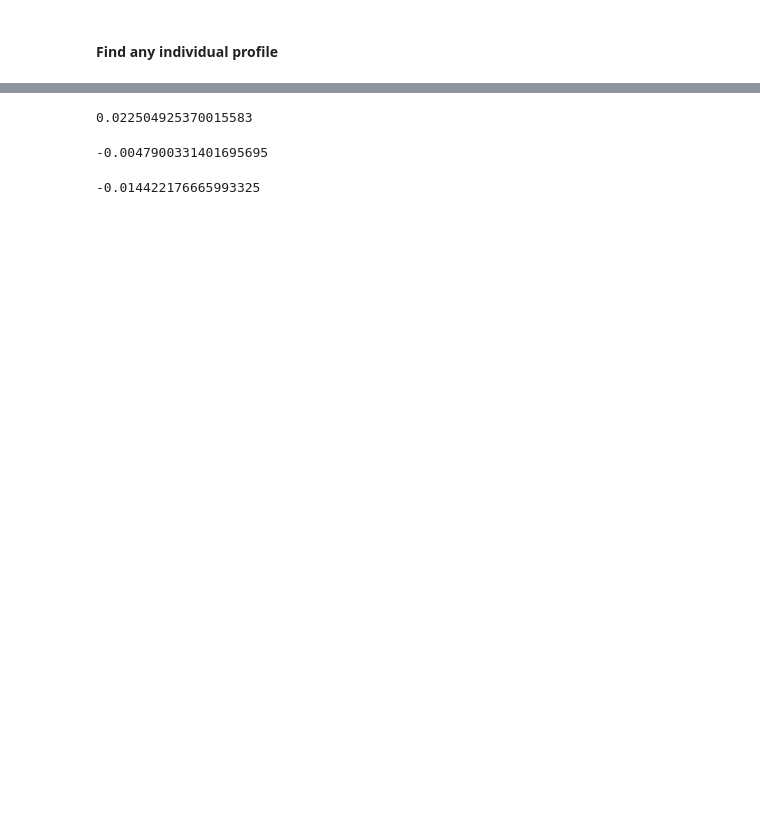
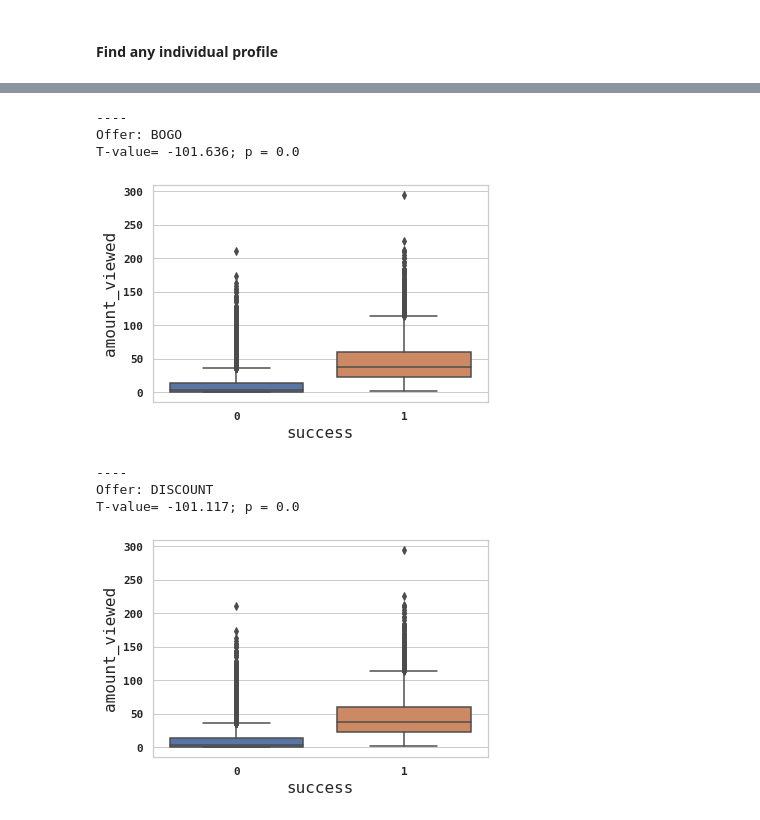
Before and after one commit to 6one2/StarbucksChallenge, a Jupyter notebook: devStarbucks.ipynb, the cells around one changed output, grey strips where cells are left out. Cells and saved outputs as stored; diff of their text form; code cells hidden in the pictures; blank space fills up the shorter version.

```diff
--- a/devStarbucks.ipynb
+++ b/devStarbucks.ipynb
@@ -1213,3 +1232,3 @@ df['spending_ratio'] = df['amount_viewed'].div(P_filt.loc[df.index, 'total_spend
 # %%
-df['success'] = df['complete_tag'].apply(lambda x: int(False) if x < 0.5 else (int(True) if x==x else None))
-df.head()
+# as computed before, I declared a offer successfully converted if customer has an average conversion > 50% for that offer
+df['success'] = df['complete_tag'].apply(lambda x: int(True) if x > 0.5 else (int(False) if x==x else None))
@@ -1234,6 +1235,2 @@ sns.boxplot(
 # %%
 from scipy.stats import ttest_ind, ttest_rel
-# %%
-a = df.query('(success == 0) & (portfolio_type == "bogo")')['spending_ratio']
-b = df.query('(success == 1) & (portfolio_type == "bogo")')['spending_ratio']
-ttest_ind(a, b, alternative='less')
@@ -1242,4 +1236,0 @@ Ttest_indResult(statistic=-50.5839767640075, pvalue=0.0)
-# %%
-a = df.query('(success == 0) & (portfolio_type == "discount")')['spending_ratio']
-b = df.query('(success == 1) & (portfolio_type == "discount")')['spending_ratio']
-ttest_ind(a, b, alternative='less')
@@ -1253,5 +1236,0 @@ Threshold_succes
-# %%
-df['success_alt'] = df['spending_ratio']\
-    .apply(lambda x: int(False) if x < Threshold_succes else (int(True) if x==x else None))
-
-df.head()
@@ -1323,6 +1236,0 @@ sgd.score(X_test, y_test)
-# %%
-lin_mod = LinearRegression()
-lin_mod.fit(X_train, y_train.ravel())
-lin_mod.score(X_test, y_test)
-# %% [output]
-0.022504925370015583
@@ -1335,13 +1237,17 @@ from sklearn.ensemble import GradientBoostingRegressor, AdaBoostRegressor
-# %%
-gbr = GradientBoostingRegressor()
-gbr.fit(X_train, y_train.ravel())
-gbr.score(X_test, y_test)
-# %% [output]
--0.0047900331401695695
-# %%
-from sklearn.svm import SVR
-svr = SVR(kernel='poly', C=100, gamma=0.1, epsilon=.1)
-svr.fit(X_train, y_train.ravel())
-svr.score(X_test, y_test)
-# %% [output]
--0.014422176665993325
+# %%
+for offer_name in ['bogo', 'discount']:
+    a = df.query('(success == 0) & (portfolio_type != @offer_name)')['amount_viewed']
+    b = df.query('(success == 1) & (portfolio_type != @offer_name)')['amount_viewed']
+    test = ttest_ind(a, b, alternative='less')
+    print('----',f'\nOffer: {offer_name.upper()}', f'\nT-value= {test.statistic:.3f}; p = {test.pvalue}\n')
+    sns.boxplot(data=df, x='success', y='amount_viewed')
+    plt.show()
+# %% [output]
+----
+Offer: BOGO
+T-value= -101.636; p = 0.0
+[figure, added]
+----
+Offer: DISCOUNT
+T-value= -101.117; p = 0.0
+[figure, added]
```
Also changed, not shown: parts of 50 cells of this notebook, 4 other files.
